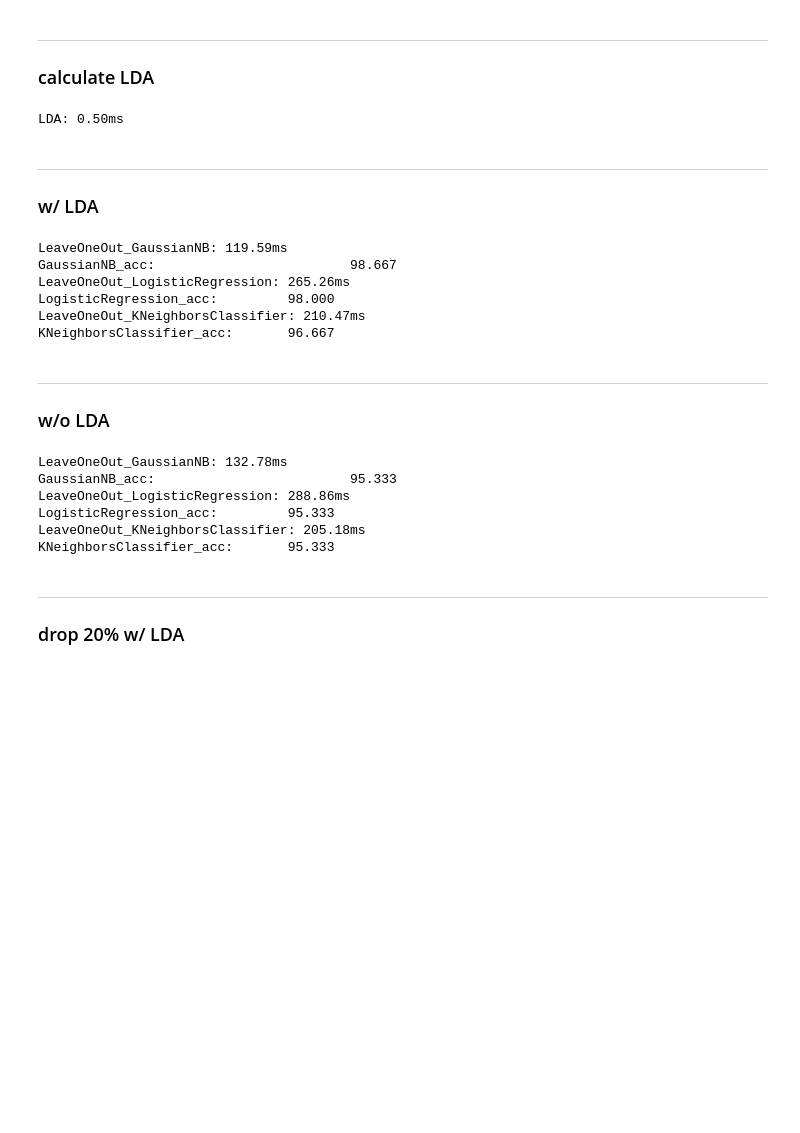
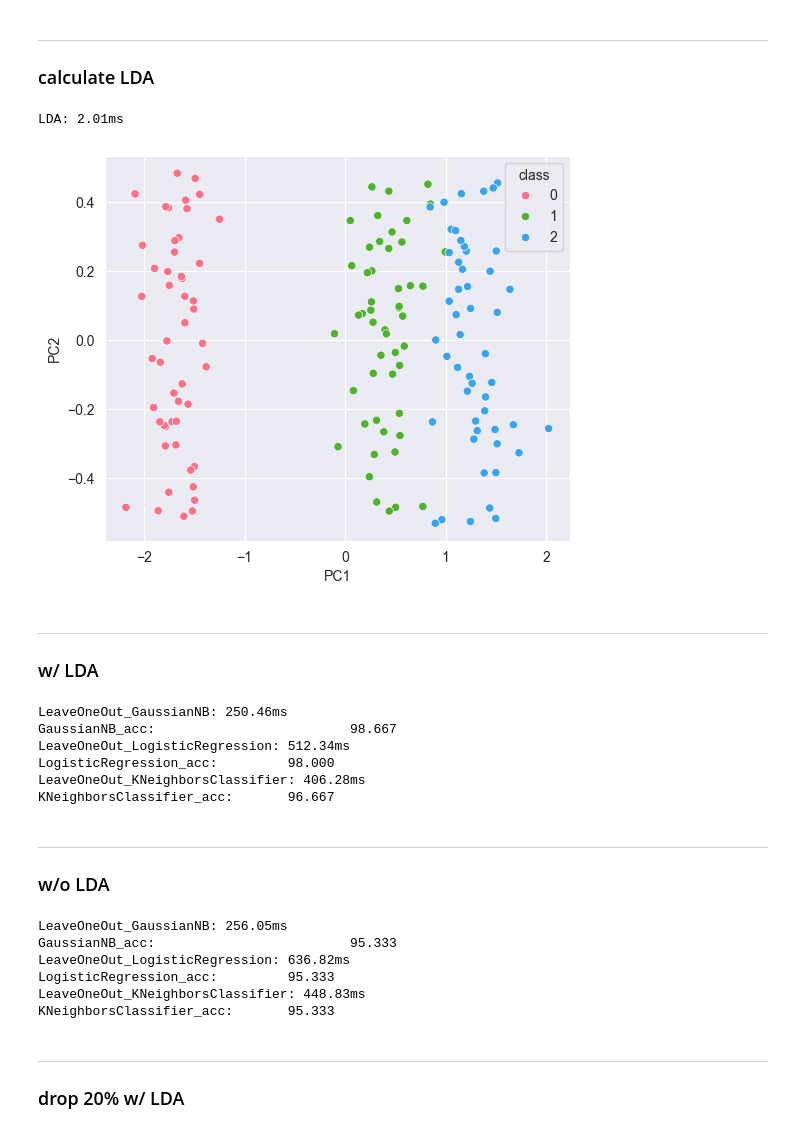
Before and after one commit to MTDoven/Machine-Learning, a Jupyter notebook: pattern_recognition/LDA/main.ipynb, the cells around one changed output. Cells and saved outputs as stored; diff of their text form; code cells hidden in the pictures; blank space fills up the shorter version.

```diff
--- a/pattern_recognition/LDA/main.ipynb
+++ b/pattern_recognition/LDA/main.ipynb
@@ -64,14 +66,15 @@ X = scaler.fit_transform(X)
 # %%
 from lda import LDA
 # from sklearn.discriminant_analysis import LinearDiscriminantAnalysis as LDA
 lda = LDA(n_components=1)
 with Timer("LDA"):
     lda.fit(X, y)
     reduced_X = lda.transform(X)
-#draw(reduced_X, y)
-#plt.savefig("output.png", dpi=1000)
+draw(reduced_X, y)
+plt.savefig("output.png", dpi=1000)
 # %% [output]
-LDA: 0.50ms
+LDA: 2.01ms
+[figure, added]
 # %% [markdown]
 ---
 ### w/ LDA
@@ -95,21 +98,19 @@ print(f"GaussianNB_acc:\t\t\t\t{acc:.3f}")
 
 from sklearn.linear_model import LogisticRegression as Classifier
 with Timer("LeaveOneOut_LogisticRegression"):
-    acc, _ = cal_metrics(Classifier())
+    acc, _ = cal_metrics(Classifier(max_iter=100))
 print(f"LogisticRegression_acc:\t\t{acc:.3f}")
 
 from sklearn.neighbors import KNeighborsClassifier as Classifier
 with Timer("LeaveOneOut_KNeighborsClassifier"):
     acc, _ = cal_metrics(Classifier(n_neighbors=8))
 print(f"KNeighborsClassifier_acc:\t{acc:.3f}")
-
-# fisher
 # %% [output]
-LeaveOneOut_GaussianNB: 119.59ms
+LeaveOneOut_GaussianNB: 250.46ms
 GaussianNB_acc:                         98.667
-LeaveOneOut_LogisticRegression: 265.26ms
+LeaveOneOut_LogisticRegression: 512.34ms
 LogisticRegression_acc:         98.000
-LeaveOneOut_KNeighborsClassifier: 210.47ms
+LeaveOneOut_KNeighborsClassifier: 406.28ms
 KNeighborsClassifier_acc:       96.667
 # %% [markdown]
 ---
@@ -134,7 +135,7 @@ print(f"GaussianNB_acc:\t\t\t\t{acc:.3f}")
 
 from sklearn.linear_model import LogisticRegression as Classifier
 with Timer("LeaveOneOut_LogisticRegression"):
-    acc, _ = cal_metrics(Classifier())
+    acc, _ = cal_metrics(Classifier(max_iter=100))
 print(f"LogisticRegression_acc:\t\t{acc:.3f}")
 
 from sklearn.neighbors import KNeighborsClassifier as Classifier
@@ -142,11 +143,11 @@ with Timer("LeaveOneOut_KNeighborsClassifier"):
     acc, _ = cal_metrics(Classifier(n_neighbors=8))
 print(f"KNeighborsClassifier_acc:\t{acc:.3f}")
 # %% [output]
-LeaveOneOut_GaussianNB: 132.78ms
+LeaveOneOut_GaussianNB: 256.05ms
 GaussianNB_acc:                         95.333
-LeaveOneOut_LogisticRegression: 288.86ms
+LeaveOneOut_LogisticRegression: 636.82ms
 LogisticRegression_acc:         95.333
-LeaveOneOut_KNeighborsClassifier: 205.18ms
+LeaveOneOut_KNeighborsClassifier: 448.83ms
 KNeighborsClassifier_acc:       95.333
 # %% [markdown]
 ---
```
Also changed, not shown: parts of 6 cells of this notebook.
